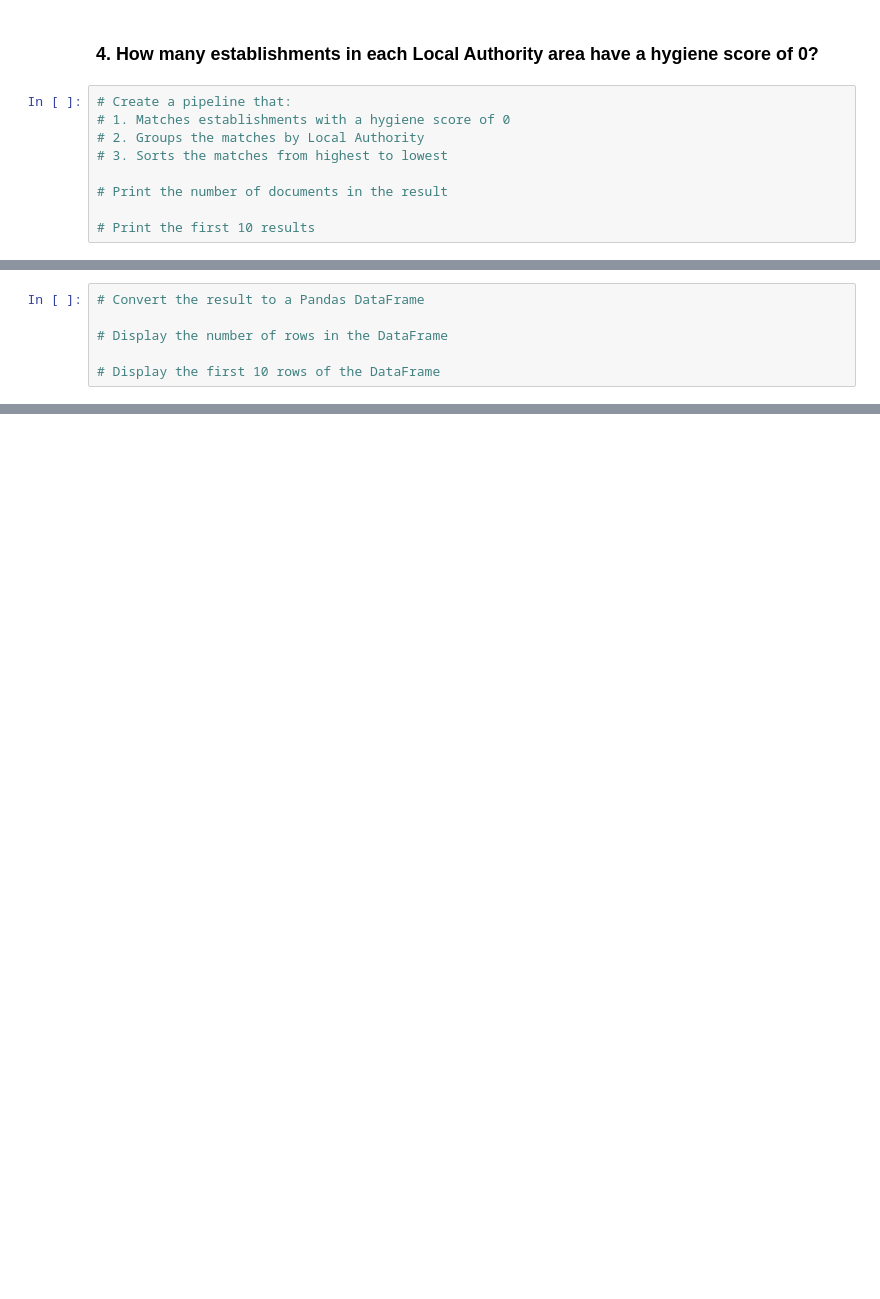
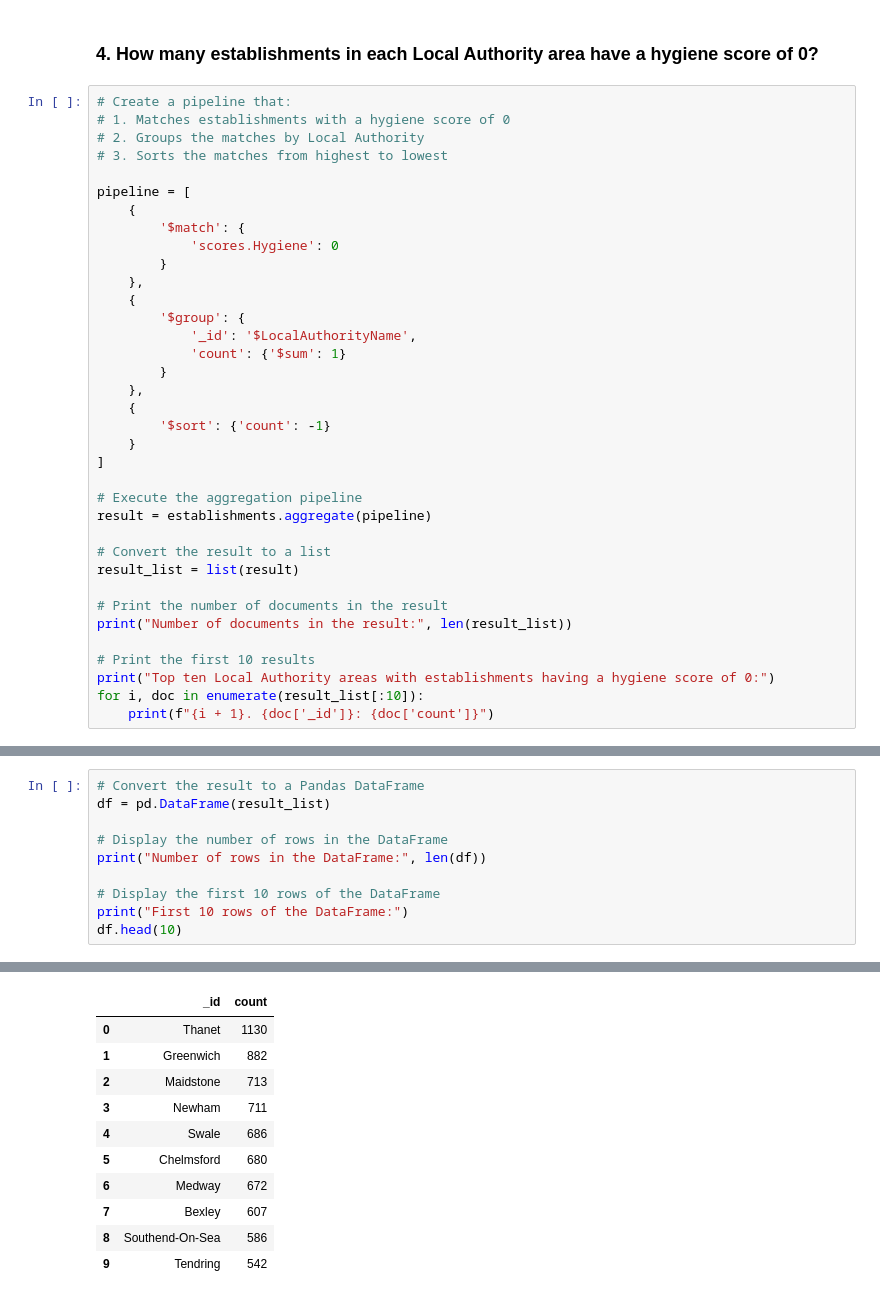
Before and after one commit to Gabigail95/nosql-challenge, a Jupyter notebook: NoSQL_analysis_starter.ipynb, the cells around one changed output, grey strips where cells are left out. Cells and saved outputs as stored; diff of their text form; blank space fills up the shorter version.

```diff
--- a/NoSQL_analysis_starter.ipynb
+++ b/NoSQL_analysis_starter.ipynb
@@ -188,6 +204,33 @@ df.head(10)
 # 2. Groups the matches by Local Authority
 # 3. Sorts the matches from highest to lowest
 
+pipeline = [
+    {
+        '$match': {
+            'scores.Hygiene': 0
+        }
+    },
+    {
+        '$group': {
+            '_id': '$LocalAuthorityName',
+            'count': {'$sum': 1}
+        }
+    },
+    {
+        '$sort': {'count': -1}
+    }
+]
+
+# Execute the aggregation pipeline
+result = establishments.aggregate(pipeline)
+
+# Convert the result to a list
+result_list = list(result)
+
 # Print the number of documents in the result
+print("Number of documents in the result:", len(result_list))
 
 # Print the first 10 results
+print("Top ten Local Authority areas with establishments having a hygiene score of 0:")
+for i, doc in enumerate(result_list[:10]):
+    print(f"{i + 1}. {doc['_id']}: {doc['count']}")
@@ -194,6 +250,11 @@ df.head(10)
 # %%
 # Convert the result to a Pandas DataFrame
+df = pd.DataFrame(result_list)
 
 # Display the number of rows in the DataFrame
+print("Number of rows in the DataFrame:", len(df))
 
 # Display the first 10 rows of the DataFrame
+print("First 10 rows of the DataFrame:")
+df.head(10)
+# %% [output]
@@ -199,0 +263,11 @@ df.head(10)
+|  | _id | count |
+| 0 | Thanet | 1130 |
+| 1 | Greenwich | 882 |
+| 2 | Maidstone | 713 |
+| 3 | Newham | 711 |
+| 4 | Swale | 686 |
+| 5 | Chelmsford | 680 |
+| 6 | Medway | 672 |
+| 7 | Bexley | 607 |
+| 8 | Southend-On-Sea | 586 |
+| 9 | Tendring | 542 |
```
Also changed, not shown: parts of 4 cells of this notebook.
